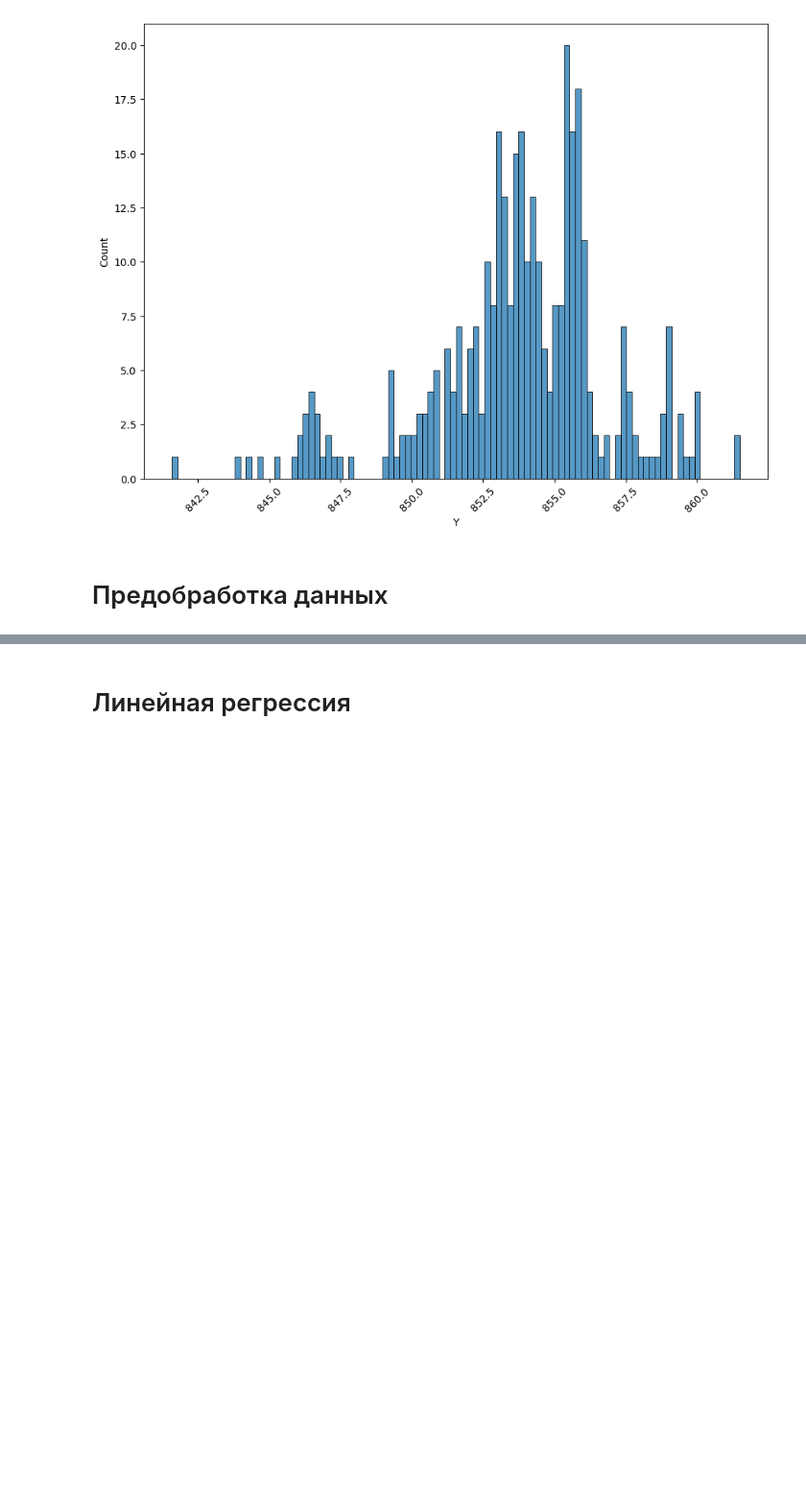
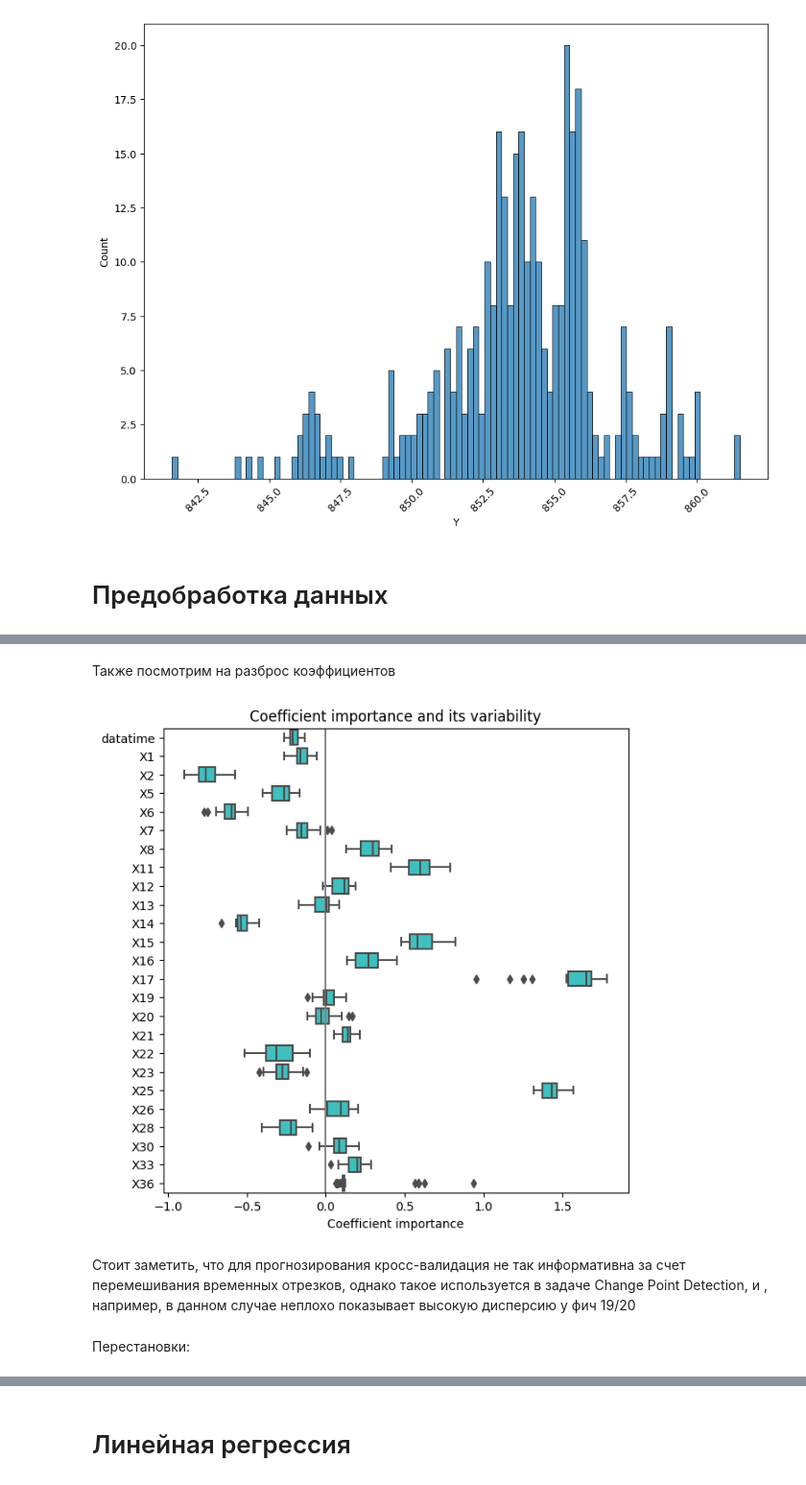
Before and after one commit to WastingT-me/GPN-test, a Jupyter notebook: LinReg.ipynb, the cells around one changed output, grey strips where cells are left out. Shown: that part at 96% size. Cells and saved outputs as stored; diff of their text form; code cells hidden in the pictures; blank space fills up the shorter version.

```diff
--- a/LinReg.ipynb
+++ b/LinReg.ipynb
@@ -136,0 +176,30 @@ X_test_num = scaler.transform(X_test_num)
+# %% [markdown]
+Также посмотрим на разброс коэффициентов
+# %%
+from sklearn.model_selection import cross_validate
+from sklearn.model_selection import RepeatedKFold
+
+cv_model = cross_validate(
+    model,
+    df_corr.drop("Y", axis=1),
+    df_corr['Y'],
+    cv=RepeatedKFold(n_splits=5, n_repeats=5),
+    return_estimator=True,
+    n_jobs=2,
+)
+coefs = pd.DataFrame(
+    [model[1].coef_ for model in cv_model["estimator"]],
+    columns=df_corr.drop("Y", axis=1).columns,
+)
+plt.figure(figsize=(9, 7))
+sns.boxplot(data=coefs, orient="h", color="cyan", saturation=0.5)
+plt.axvline(x=0, color=".5")
+plt.xlabel("Coefficient importance")
+plt.title("Coefficient importance and its variability")
+plt.subplots_adjust(left=0.3)
+# %% [output]
+[figure, added]
+# %% [markdown]
+Стоит заметить, что для прогнозирования кросс-валидация не так информативна за счет перемешивания временных отрезков, однако такое используется в задаче Change Point Detection, и , например, в данном случае неплохо показывает высокую дисперсию у фич 19/20
+# %% [markdown]
+Перестановки:
```
Also changed, not shown: parts of 22 cells of this notebook.
